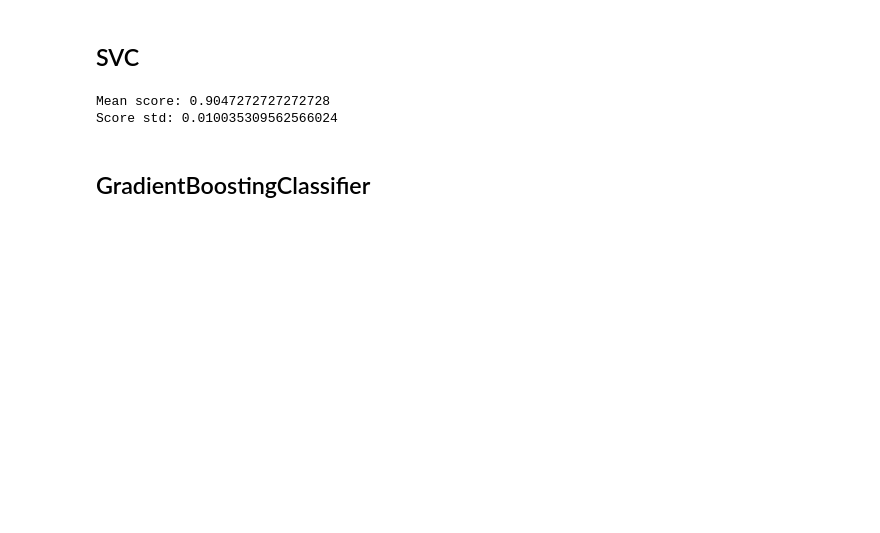
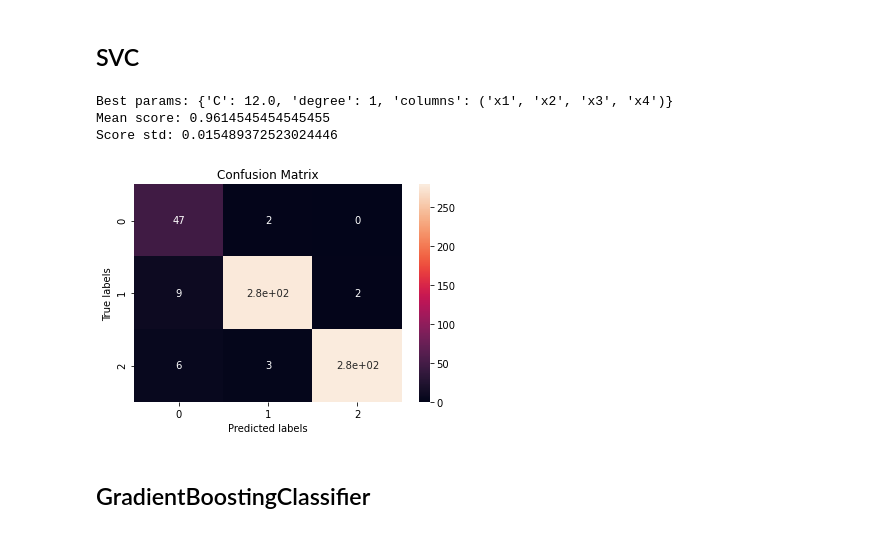
Before and after one commit to VSydorskyy/IASA_CV_LABS, a Jupyter notebook: lab_1/main.ipynb, the cells around one changed output. Cells and saved outputs as stored; diff of their text form; code cells hidden in the pictures; blank space fills up the shorter version.

```diff
--- a/lab_1/main.ipynb
+++ b/lab_1/main.ipynb
@@ -261,15 +368,22 @@ Score std: 0.019354748280247306
 # %% [markdown]
 ## SVC
 # %%
-fit_validate(
+grid_search(
     input_df=df,
     target_col='y',
-    ml_model=SVC(),
+    use_feature_search=True,
+    ml_model=SVC,
+    search_params_grid={
+        "C":[10.0, 12.0, 15.0, 20.0],
+        "degree": [1,2]
+    },
     random_state=RANDOM_STATES
 );
 # %% [output]
-Mean score: 0.9047272727272728
-Score std: 0.010035309562566024
+Best params: {'C': 12.0, 'degree': 1, 'columns': ('x1', 'x2', 'x3', 'x4')}
+Mean score: 0.9614545454545455
+Score std: 0.015489372523024446
+[figure, added]
 # %% [markdown]
 ## GradientBoostingClassifier
 # %%
```
Also changed, not shown: parts of 6 cells of this notebook.
